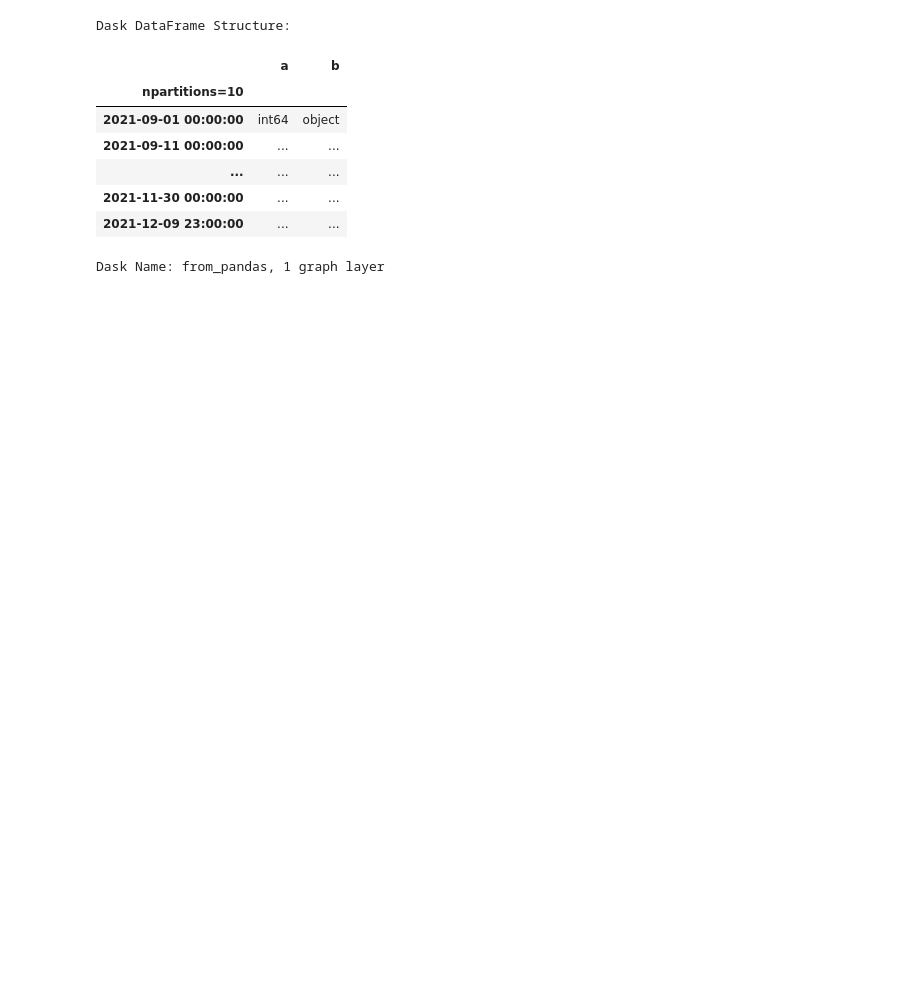
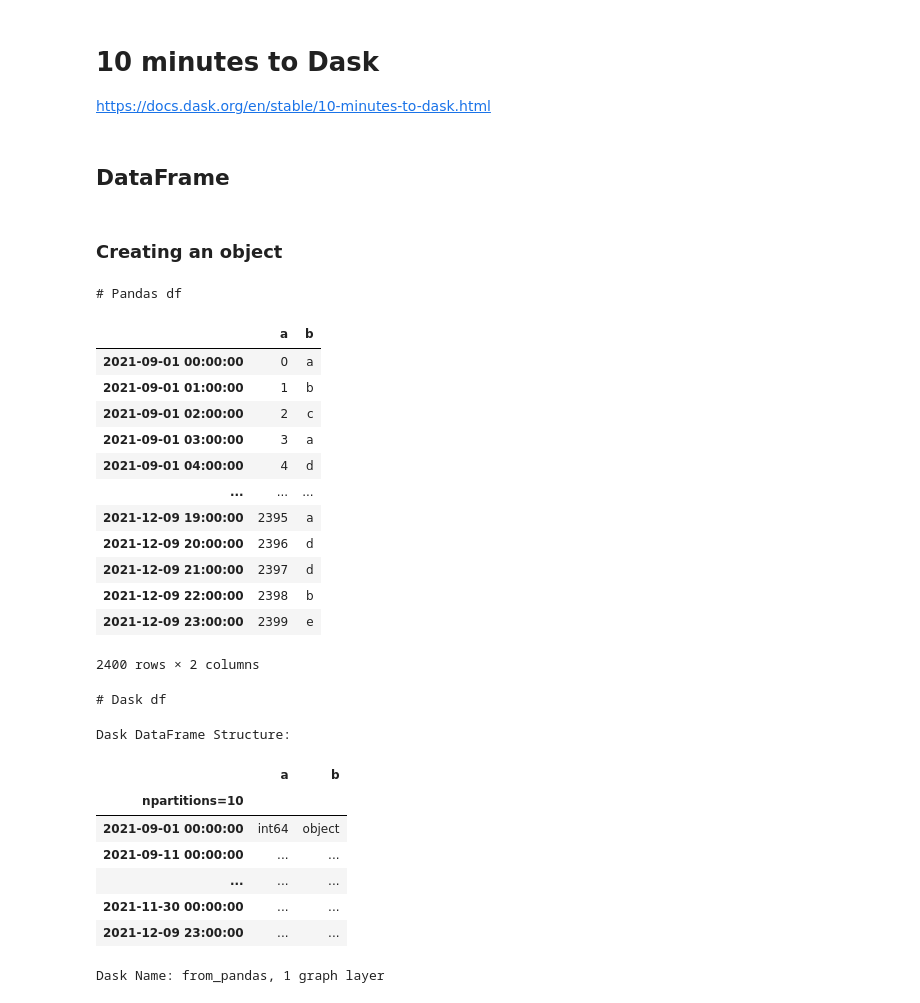
Before and after one commit to gpsaggese/umd_data605, a Jupyter notebook: projects/tutorial_dask/Dask_tutorial.ipynb, the cells around one changed output. Cells and saved outputs as stored; diff of their text form; code cells hidden in the pictures; blank space fills up the shorter version.

```diff
--- a/projects/tutorial_dask/Dask_tutorial.ipynb
+++ b/projects/tutorial_dask/Dask_tutorial.ipynb
@@ -1,3 +1,11 @@
+# %% [markdown]
+# 10 minutes to Dask
+
+https://docs.dask.org/en/stable/10-minutes-to-dask.html
+# %% [markdown]
+## DataFrame
+# %% [markdown]
+### Creating an object
 # %%
 import numpy as np
 import pandas as pd
@@ -8,19 +16,38 @@ import dask.bag as db
 # %%
 index = pd.date_range("2021-09-01", periods=2400, freq="1H")
 df = pd.DataFrame({
     "a": np.arange(2400),
     "b": list("abcaddbe" * 300)
     },
     index=index)
+print("# Pandas df")
+display(df)
+
+print("# Dask df")
 ddf = dd.from_pandas(df, npartitions=10)
-ddf
+display(ddf)
 # %% [output]
-Dask DataFrame Structure:
+# Pandas df
 |  | a | b |
-| npartitions=10 |  |  |
-| 2021-09-01 00:00:00 | int64 | object |
-| 2021-09-11 00:00:00 | ... | ... |
+| 2021-09-01 00:00:00 | 0 | a |
+| 2021-09-01 01:00:00 | 1 | b |
+| 2021-09-01 02:00:00 | 2 | c |
+| 2021-09-01 03:00:00 | 3 | a |
+| 2021-09-01 04:00:00 | 4 | d |
 | ... | ... | ... |
-| 2021-11-30 00:00:00 | ... | ... |
-| 2021-12-09 23:00:00 | ... | ... |
+| 2021-12-09 19:00:00 | 2395 | a |
+| 2021-12-09 20:00:00 | 2396 | d |
+| 2021-12-09 21:00:00 | 2397 | d |
+| 2021-12-09 22:00:00 | 2398 | b |
+| 2021-12-09 23:00:00 | 2399 | e |
-Dask Name: from_pandas, 1 graph layer
+2400 rows × 2 columns
+# Dask df
+Dask DataFrame Structure:
+|  | a | b |
+| npartitions=10 |  |  |
+| 2021-09-01 00:00:00 | int64 | object |
+| 2021-09-11 00:00:00 | ... | ... |
+| ... | ... | ... |
+| 2021-11-30 00:00:00 | ... | ... |
+| 2021-12-09 23:00:00 | ... | ... |
+Dask Name: from_pandas, 1 graph layer
```
Also changed, not shown: parts of 48 cells of this notebook.
